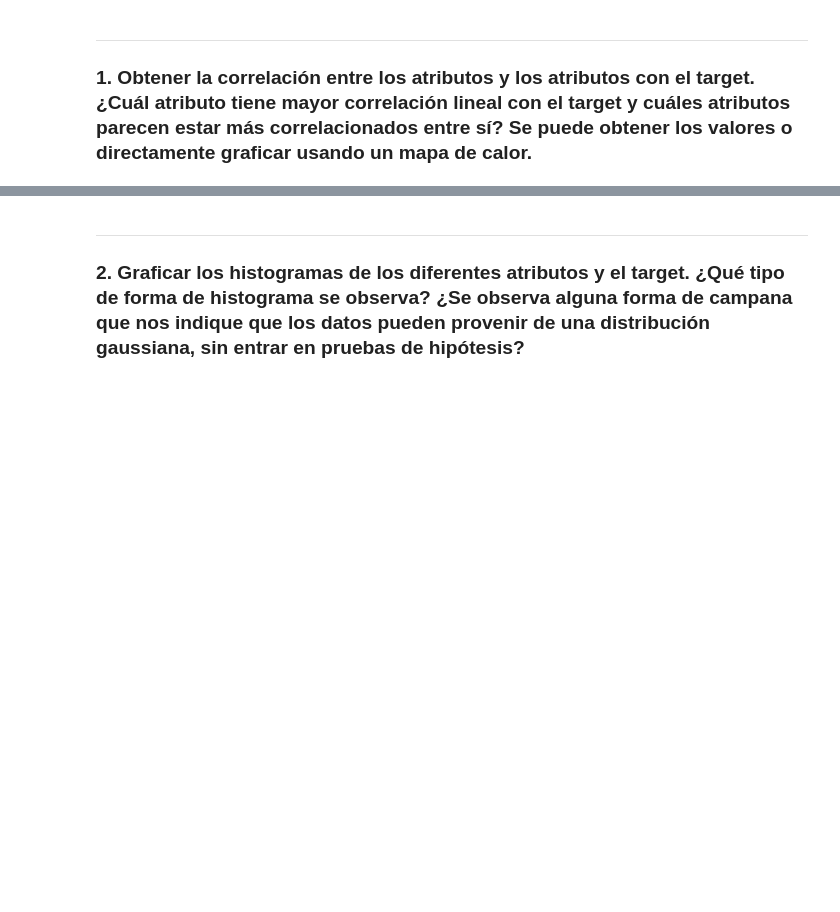
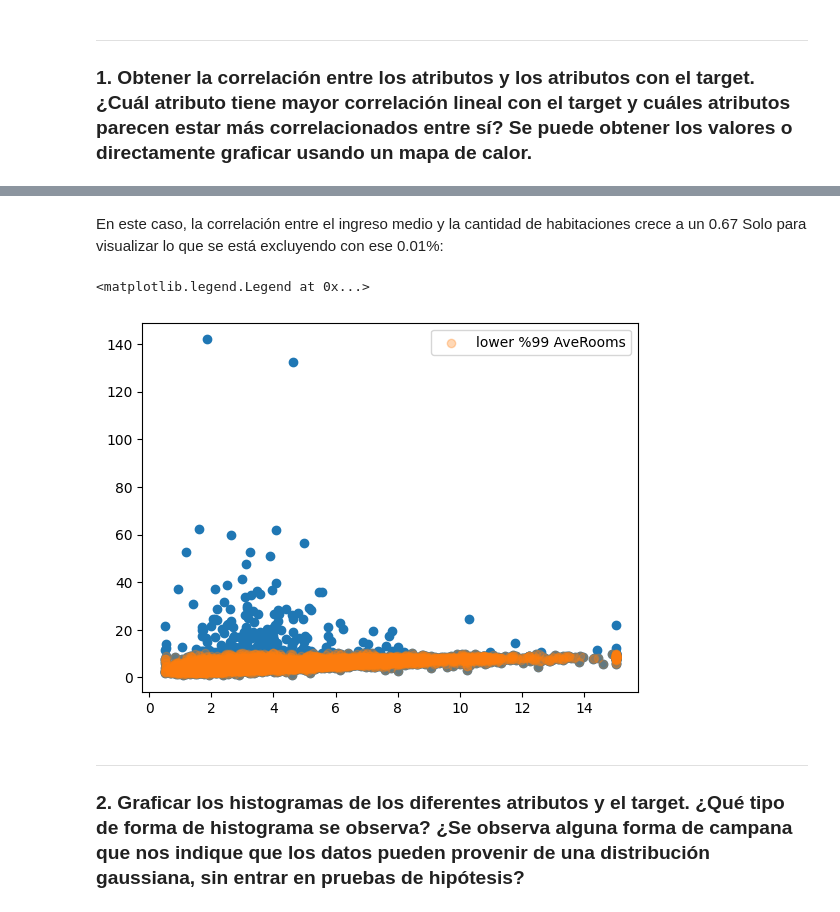
Before and after one commit to abrilnoguera/TP2-IIA, a Jupyter notebook: TP2.ipynb, the cells around one changed output, grey strips where cells are left out. Drawn from its saved outputs; the diff is of its cells as text; code cells hidden in the pictures; blank space fills up the shorter version.

```diff
--- a/TP2.ipynb
+++ b/TP2.ipynb
@@ -54,3 +86,13 @@ Adjunto el link al repositorio con la resulución completa. [Repositorio de Gith
+# %% [markdown]
+En este caso, la correlación entre el ingreso medio y la cantidad de habitaciones crece a un 0.67
+Solo para visualizar lo que se está excluyendo con ese 0.01%:
+# %%
+plt.scatter(df.MedInc, df.AveRooms)
+plt.scatter(df_aux.MedInc, df_aux.AveRooms, alpha=0.3, label="lower %99 AveRooms" )
+plt.legend()
+# %% [output]
+<matplotlib.legend.Legend at 0x...>
+[figure, added]
 # %% [markdown]
 ---
 ### 2. Graficar los histogramas de los diferentes atributos y el target. ¿Qué tipo de forma de histograma se observa? ¿Se observa alguna forma de campana que nos indique que los datos pueden provenir de una distribución gaussiana, sin  entrar en pruebas de hipótesis?
```
Also changed, not shown: parts of 9 cells of this notebook.
